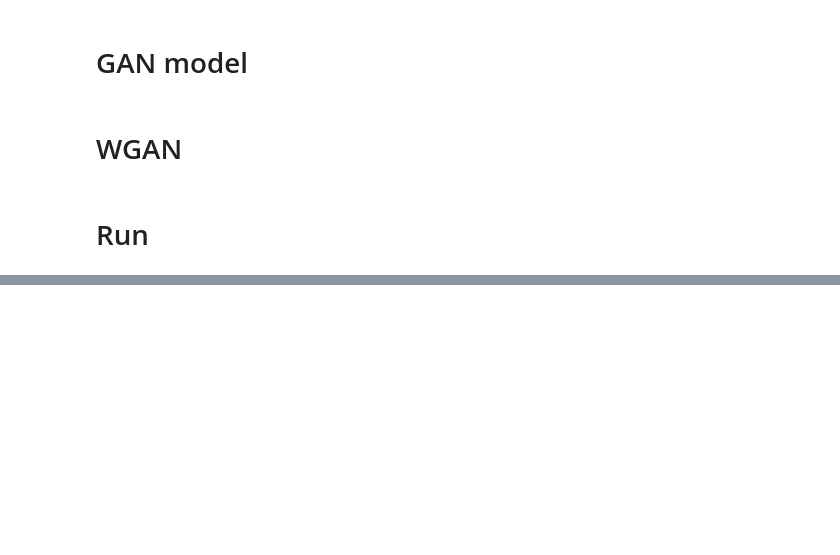
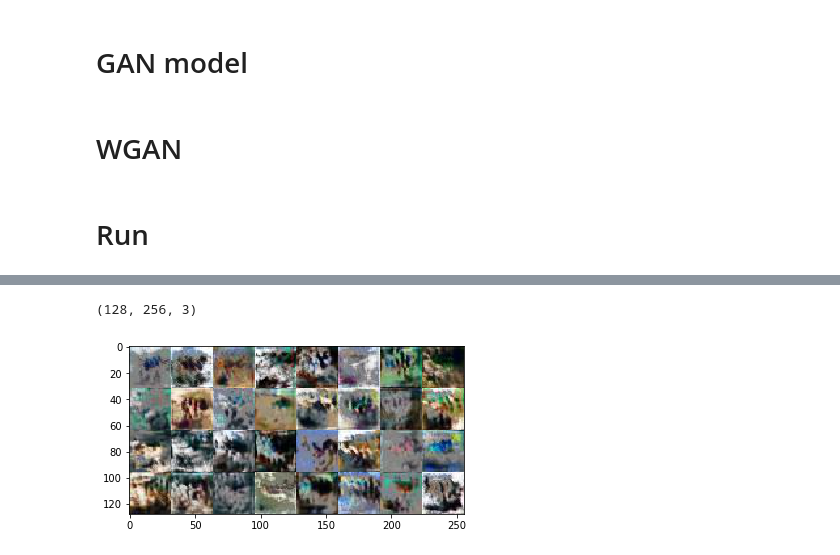
Before and after one commit to hube12/NeuralNetwork103, a Jupyter notebook: Notebook/WGAN.ipynb, the cells around one changed output, grey strips where cells are left out. Saved outputs shown, nothing was run; the diff lists cells and outputs as text; code cells hidden in the pictures; blank space fills up the shorter version.

```diff
--- a/Notebook/WGAN.ipynb
+++ b/Notebook/WGAN.ipynb
@@ -630,16 +631,3 @@ def visualize(num=0):
   temp = Image.open("Results/i"+str(num)+".jpg")
   print(np.shape(temp))
   plt.imshow(temp)
-# %%
-if __name__ == "__main__":
-    model = WGAN(lr = 0.0003, silent = False)
-
-    for i in range (50):
-      model.train()
-    model.saveModel(model,"final",0)
-    for i in range (50):
-      model.train()
-    model.saveModel(model,"final",1)
-    for i in range (50):
-      model.train()
-    model.saveModel(model,"final",2)
@@ -650,0 +634,9 @@ visualize()
+# %%
+if __name__ == "__main__":
+    model = WGAN(lr = 0.0003, silent = False)
+    model.load(10)
+    for j in range(100):
+      for i in range (60):
+        model.train()
+      model.save(j)
+      %ls Models
@@ -650,0 +661,9 @@ visualize()
+# %%
+from google.colab import files
+files.download("Models/dis_99.h5")
+files.download("Models/gen_99.h5")
+model.evaluate()
+visualize()
+# %% [output]
+(128, 256, 3)
+[figure, added]
```
Also changed, not shown: parts of 4 cells of this notebook.
